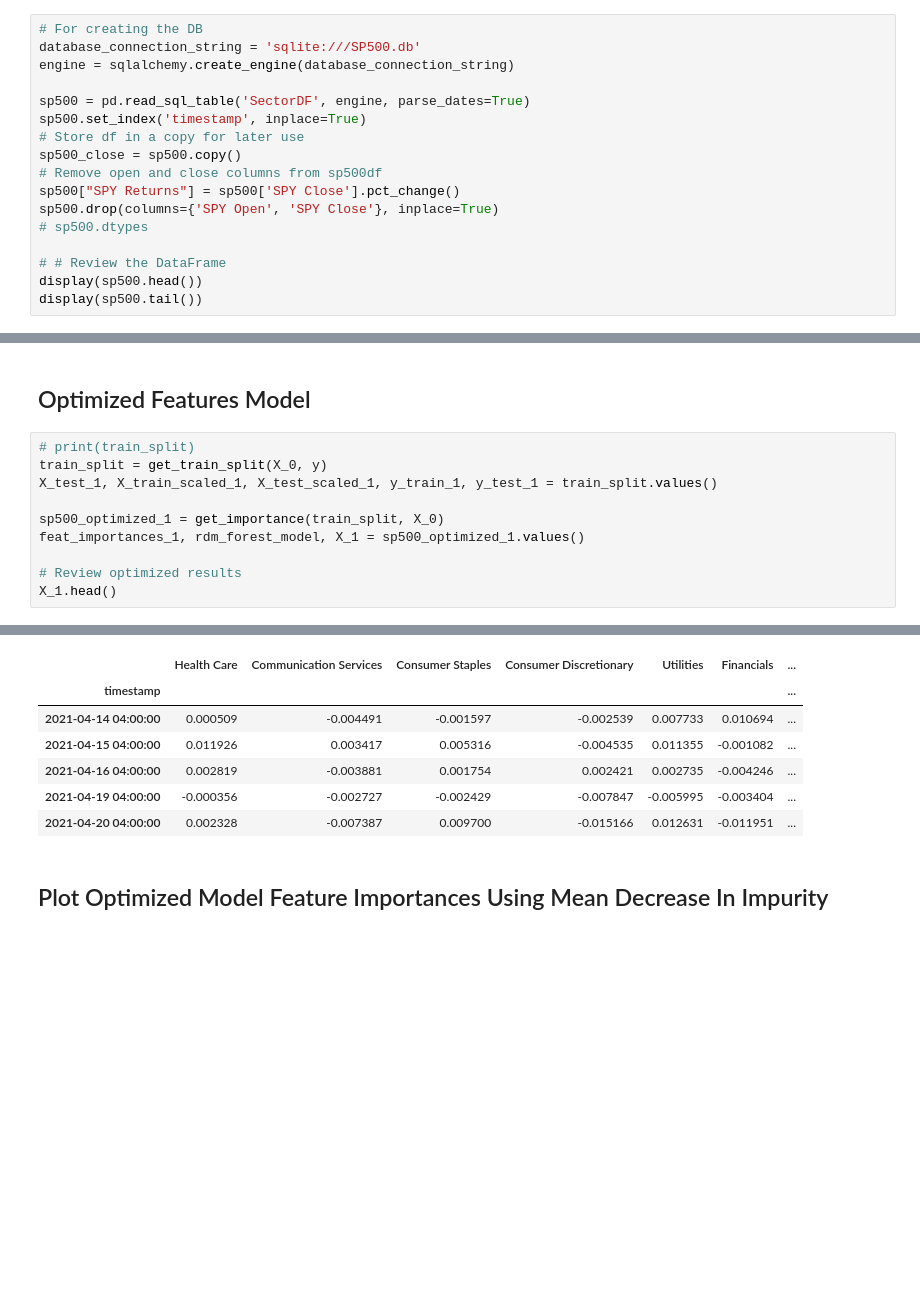
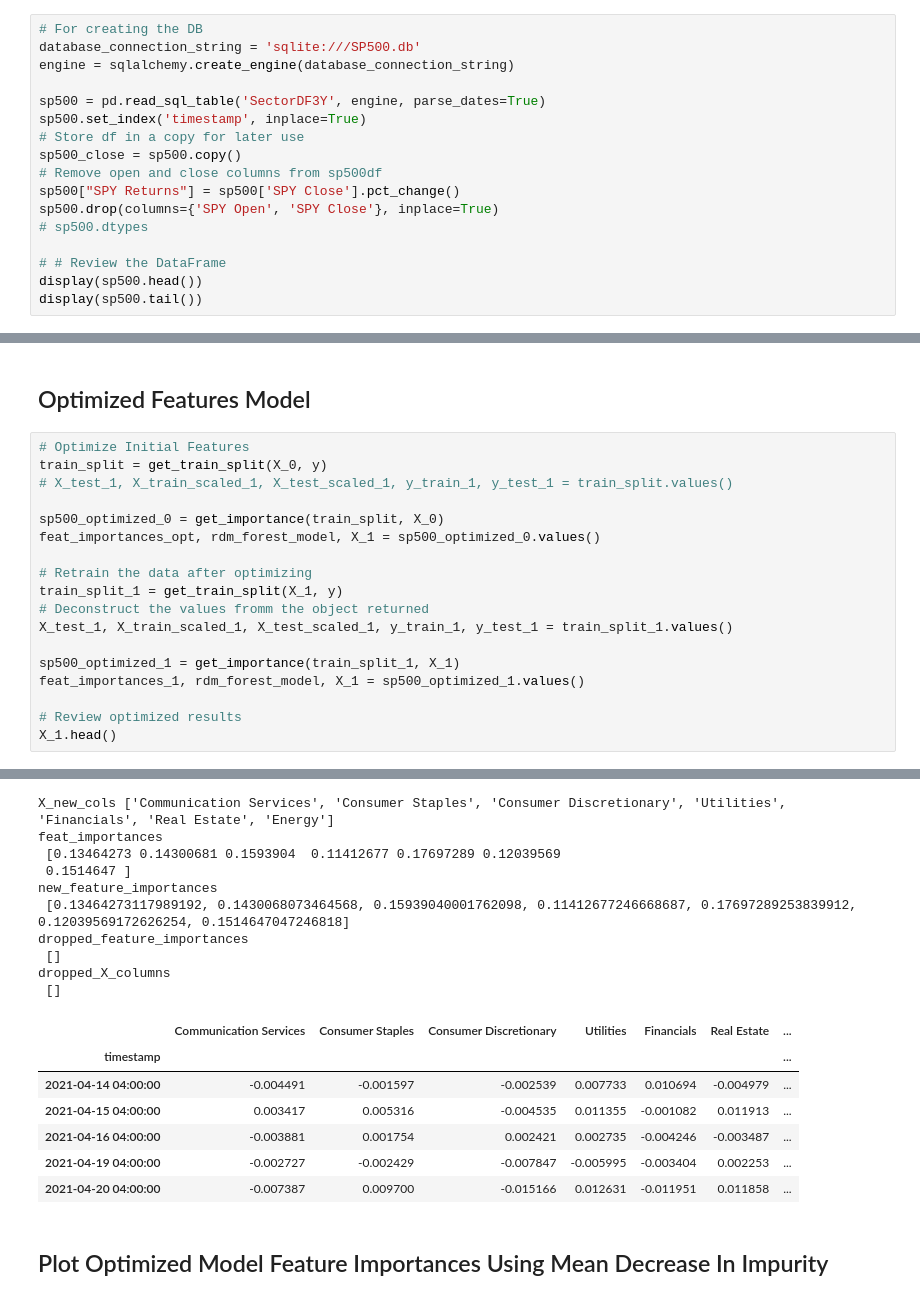
Before and after one commit to Analitico-771/machine_learning_index_prediction, a Jupyter notebook: sp500_random_forrest.ipynb, the cells around one changed output, grey strips where cells are left out. Drawn from its saved outputs; the diff is of its cells as text; blank space fills up the shorter version.

```diff
--- a/sp500_random_forrest.ipynb
+++ b/sp500_random_forrest.ipynb
@@ -24,7 +24,7 @@ from utils.random_forest import (
 database_connection_string = 'sqlite:///SP500.db'
 engine = sqlalchemy.create_engine(database_connection_string)
 
-sp500 = pd.read_sql_table('SectorDF', engine, parse_dates=True)
+sp500 = pd.read_sql_table('SectorDF3Y', engine, parse_dates=True)
 sp500.set_index('timestamp', inplace=True)
 # Store df in a copy for later use
 sp500_close = sp500.copy()
@@ -162,11 +165,19 @@ weighted avg       0.52      0.52      0.52        64
 # %% [markdown]
 ## Optimized Features Model
 # %%
-# print(train_split)
+# Optimize Initial Features
 train_split = get_train_split(X_0, y)
-X_test_1, X_train_scaled_1, X_test_scaled_1, y_train_1, y_test_1 = train_split.values()
+# X_test_1, X_train_scaled_1, X_test_scaled_1, y_train_1, y_test_1 = train_split.values()
 
-sp500_optimized_1 = get_importance(train_split, X_0)
+sp500_optimized_0 = get_importance(train_split, X_0)
+feat_importances_opt, rdm_forest_model, X_1 = sp500_optimized_0.values()
+
+# Retrain the data after optimizing
+train_split_1 = get_train_split(X_1, y)
+# Deconstruct the values fromm the object returned
+X_test_1, X_train_scaled_1, X_test_scaled_1, y_train_1, y_test_1 = train_split_1.values()
+
+sp500_optimized_1 = get_importance(train_split_1, X_1)
 feat_importances_1, rdm_forest_model, X_1 = sp500_optimized_1.values()
 
 # Review optimized results
@@ -178,14 +192,24 @@ new_feature_importances
 dropped_feature_importances
  []
 dropped_X_columns
  []
+X_new_cols ['Communication Services', 'Consumer Staples', 'Consumer Discretionary', 'Utilities', 'Financials', 'Real Estate', 'Energy']
+feat_importances
+ [0.13464273 0.14300681 0.1593904  0.11412677 0.17697289 0.12039569
+ 0.1514647 ]
+new_feature_importances
+ [0.13464273117989192, 0.1430068073464568, 0.15939040001762098, 0.11412677246668687, 0.17697289253839912, 0.12039569172626254, 0.1514647047246818]
+dropped_feature_importances
+ []
+dropped_X_columns
+ []
-|  | Health Care | Communication Services | Consumer Staples | Consumer Discretionary | Utilities | Financials | ... |
+|  | Communication Services | Consumer Staples | Consumer Discretionary | Utilities | Financials | Real Estate | ... |
 | timestamp |  |  |  |  |  |  | ... |
-| 2021-04-14 04:00:00 | 0.000509 | -0.004491 | -0.001597 | -0.002539 | 0.007733 | 0.010694 | ... |
-| 2021-04-15 04:00:00 | 0.011926 | 0.003417 | 0.005316 | -0.004535 | 0.011355 | -0.001082 | ... |
-| 2021-04-16 04:00:00 | 0.002819 | -0.003881 | 0.001754 | 0.002421 | 0.002735 | -0.004246 | ... |
-| 2021-04-19 04:00:00 | -0.000356 | -0.002727 | -0.002429 | -0.007847 | -0.005995 | -0.003404 | ... |
-| 2021-04-20 04:00:00 | 0.002328 | -0.007387 | 0.009700 | -0.015166 | 0.012631 | -0.011951 | ... |
+| 2021-04-14 04:00:00 | -0.004491 | -0.001597 | -0.002539 | 0.007733 | 0.010694 | -0.004979 | ... |
+| 2021-04-15 04:00:00 | 0.003417 | 0.005316 | -0.004535 | 0.011355 | -0.001082 | 0.011913 | ... |
+| 2021-04-16 04:00:00 | -0.003881 | 0.001754 | 0.002421 | 0.002735 | -0.004246 | -0.003487 | ... |
+| 2021-04-19 04:00:00 | -0.002727 | -0.002429 | -0.007847 | -0.005995 | -0.003404 | 0.002253 | ... |
+| 2021-04-20 04:00:00 | -0.007387 | 0.009700 | -0.015166 | 0.012631 | -0.011951 | 0.011858 | ... |
 # %% [markdown]
 ## Plot Optimized Model Feature Importances Using Mean Decrease In Impurity
 # %%
```
Also changed, not shown: parts of 14 cells of this notebook, 2 other files.
